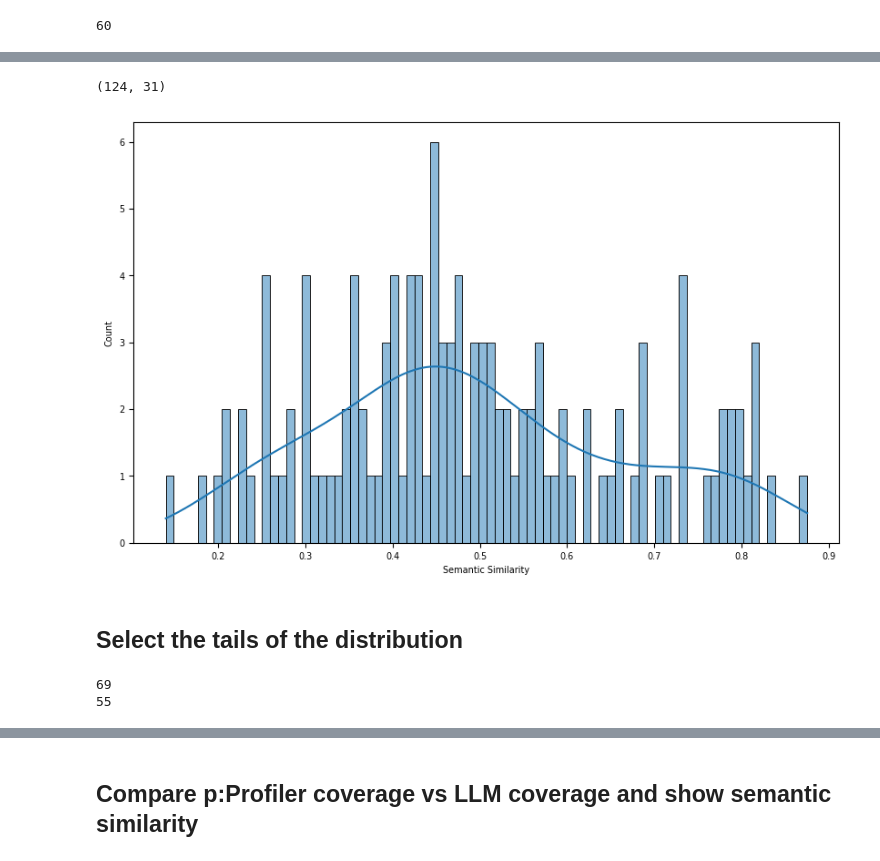
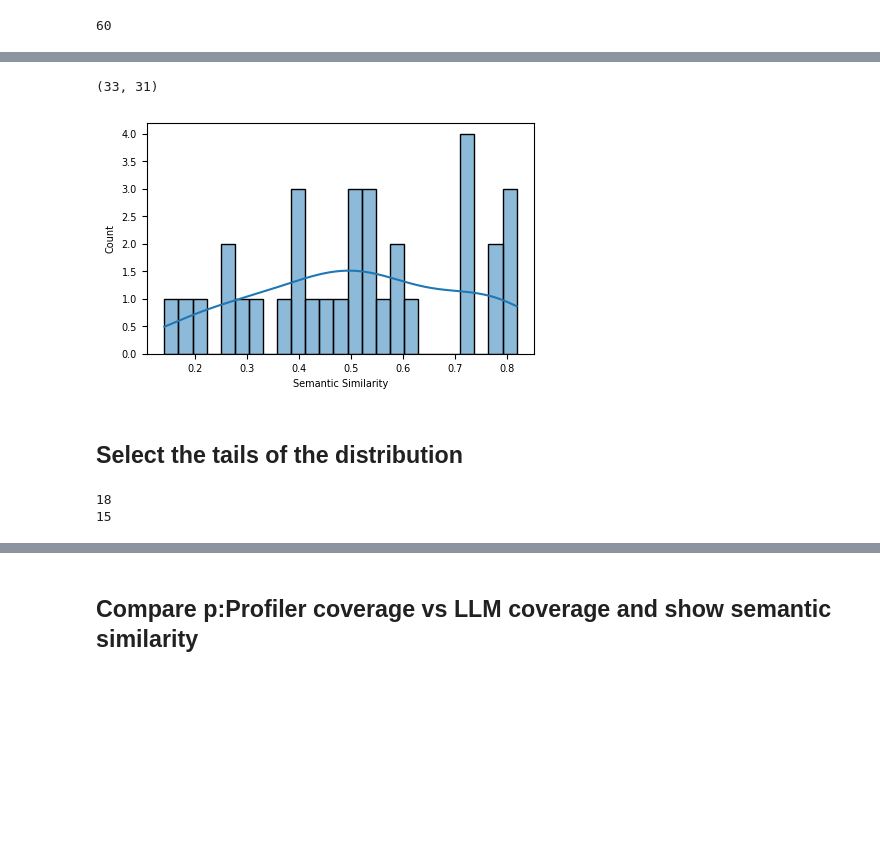
Before and after one commit to idekerlab/llm_evaluation_for_gene_set_interpretation, a Jupyter notebook: Analyze_gprofiler_annotation.ipynb, the cells around one changed output, grey strips where cells are left out. Saved outputs shown, nothing was run; the diff lists cells and outputs as text; code cells hidden in the pictures; blank space fills up the shorter version.

```diff
--- a/Analyze_gprofiler_annotation.ipynb
+++ b/Analyze_gprofiler_annotation.ipynb
@@ -470,14 +473,7 @@ sum(reduced_LLM_genes_by_apv_JI_DF['Term'] != reduced_LLM_genes_by_max_JI_DF['Te
 # %%
 # load the semantic similarity
-similarity_df = pd.read_csv("data/omics_revamped_LLM_gprofiler_new_gene_name_DF_APV_only_simVals_DF.tsv", sep="\t")
+similarity_df = pd.read_csv("data/omics_revamped_LLM_gprofiler_new_gene_name_reduce_APV_add_JI_thresh_005_simVals_DF.tsv", sep="\t")
 print(similarity_df.shape)
-similarity_df.sort_values(by='LLM_name_GO_term_sim', ascending=False)
-
-similarity_df = pd.merge(similarity_df, llm_ji_df, on=['Source','GeneSetID','GeneList','n_Genes', 'LLM Name','Supporting Count'], how='left')
-print(similarity_df.shape)
-print(similarity_df.columns)
-
-# select both True and sort by similarity
-similarity_df.loc[(similarity_df['LLM_success_TF'] == True) & (similarity_df['gprofiler_success_TF'] == True), :].sort_values(by='LLM_name_GO_term_sim', ascending=False).to_csv("data/omics_revamped_LLM_gprofiler_new_gene_name_DF_APV_only_llmT_enrichT_sort_simVals.tsv", sep="\t", index=False)
-similarity_df.head(1)
+similarity_df.sort_values(by='LLM_name_GO_term_sim', ascending=False, inplace=True)
+similarity_df.head(5)
 # %% [output]
@@ -499,22 +488,22 @@ Index(['Source', 'GeneSetID', 'GeneSetName', 'GeneList', 'updated GeneList',
 # %%
-both_success = pd.read_csv("data/omics_revamped_LLM_gprofiler_new_gene_name_DF_APV_only_llmT_enrichT_sort_simVals.tsv", sep="\t")
+both_success = similarity_df[(similarity_df['LLM_success_TF'] == True) & (similarity_df['gprofiler_success_TF'] == True)]
 print(both_success.shape)
 # plot distribution of the similarity
-plt.figure(figsize=(10, 6))
-sns.histplot(data=both_success, x='LLM_name_GO_term_sim', bins=80, kde=True)
+plt.figure(figsize=(5,3))
+sns.histplot(data=both_success, x='LLM_name_GO_term_sim', bins=25, kde=True)
 plt.xlabel('Semantic Similarity')
 plt.ylabel('Count')
 plt.show()
 # %% [output]
-(124, 31)
+(33, 31)
-[figure, old version]
+[figure, new version]
 # %% [markdown]
 ## Select the tails of the distribution
 # %%
 # cases above vs below the threshold
-similarity_thre = 0.45
+similarity_thre = 0.5
 print(both_success[both_success['LLM_name_GO_term_sim'] > similarity_thre].shape[0])
 print(both_success[both_success['LLM_name_GO_term_sim'] <= similarity_thre].shape[0])
 # %% [output]
-69
-55
+18
+15
```
Also changed, not shown: parts of 8 cells of this notebook, 1 other file.
